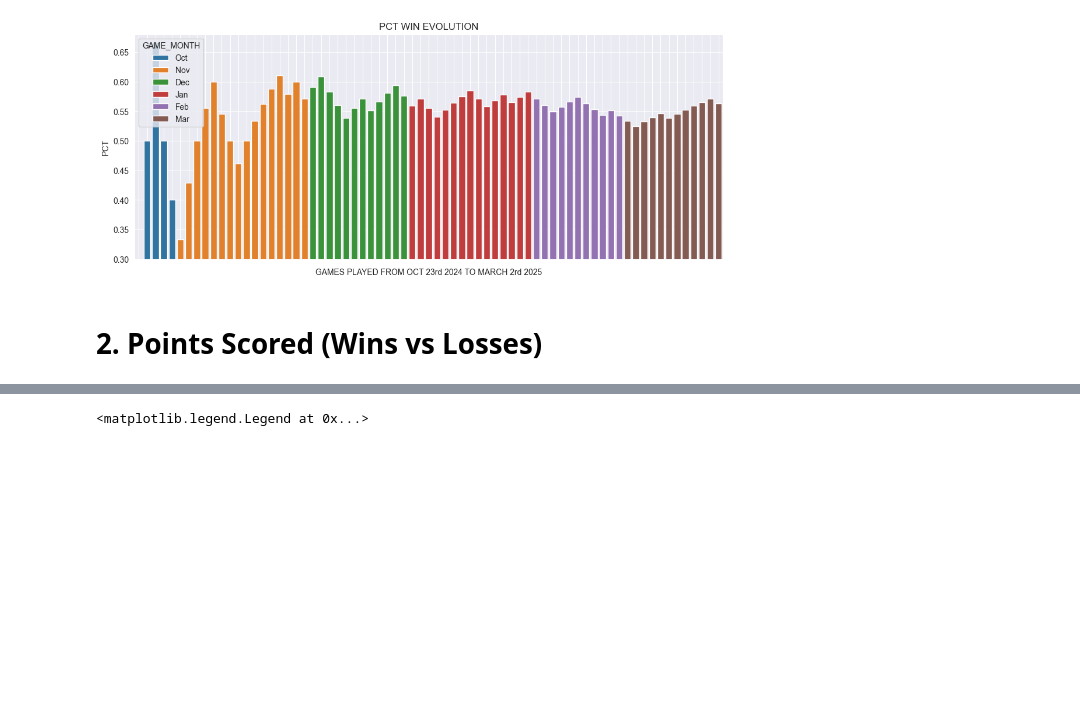
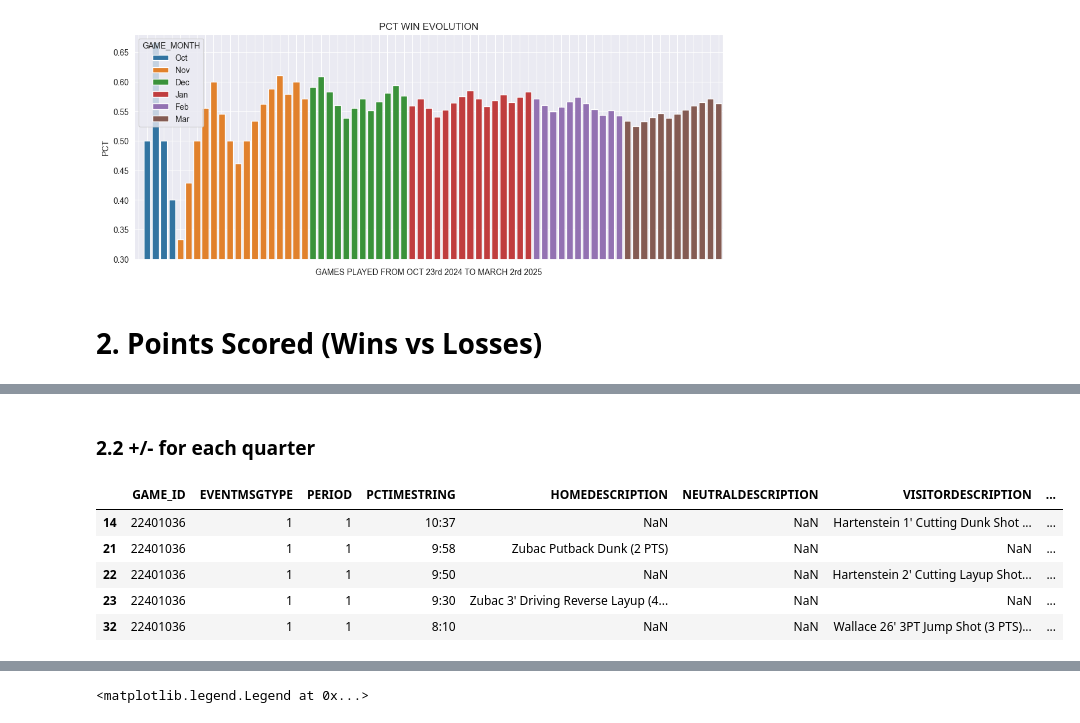
Before and after one commit to Denchikkkk/LAClippers_2025_Performance, a Jupyter notebook: analysis/ClippersPerformance.ipynb, the cells around one changed output, grey strips where cells are left out. Cells and saved outputs as stored; diff of their text form; code cells hidden in the pictures; blank space fills up the shorter version.

```diff
--- a/analysis/ClippersPerformance.ipynb
+++ b/analysis/ClippersPerformance.ipynb
@@ -103,0 +91,13 @@ plt.grid(True)
+# %% [markdown]
+### 2.2 +/- for each quarter
+# %%
+plays = pd.read_csv('../ClippersGamesPlays.csv',index_col=0)
+plays['SCOREMARGIN'] = plays['SCOREMARGIN'].apply(lambda x: 0 if x=="TIE" else int(x))
+plays.head()
+# %% [output]
+|  | GAME_ID | EVENTMSGTYPE | PERIOD | PCTIMESTRING | HOMEDESCRIPTION | NEUTRALDESCRIPTION | VISITORDESCRIPTION | ... |
+| 14 | 22401036 | 1 | 1 | 10:37 | NaN | NaN | Hartenstein 1' Cutting Dunk Shot ... | ... |
+| 21 | 22401036 | 1 | 1 | 9:58 | Zubac Putback Dunk (2 PTS) | NaN | NaN | ... |
+| 22 | 22401036 | 1 | 1 | 9:50 | NaN | NaN | Hartenstein 2' Cutting Layup Shot... | ... |
+| 23 | 22401036 | 1 | 1 | 9:30 | Zubac 3' Driving Reverse Layup (4... | NaN | NaN | ... |
+| 32 | 22401036 | 1 | 1 | 8:10 | NaN | NaN | Wallace 26' 3PT Jump Shot (3 PTS)... | ... |
```
Also changed, not shown: parts of 8 cells of this notebook.
